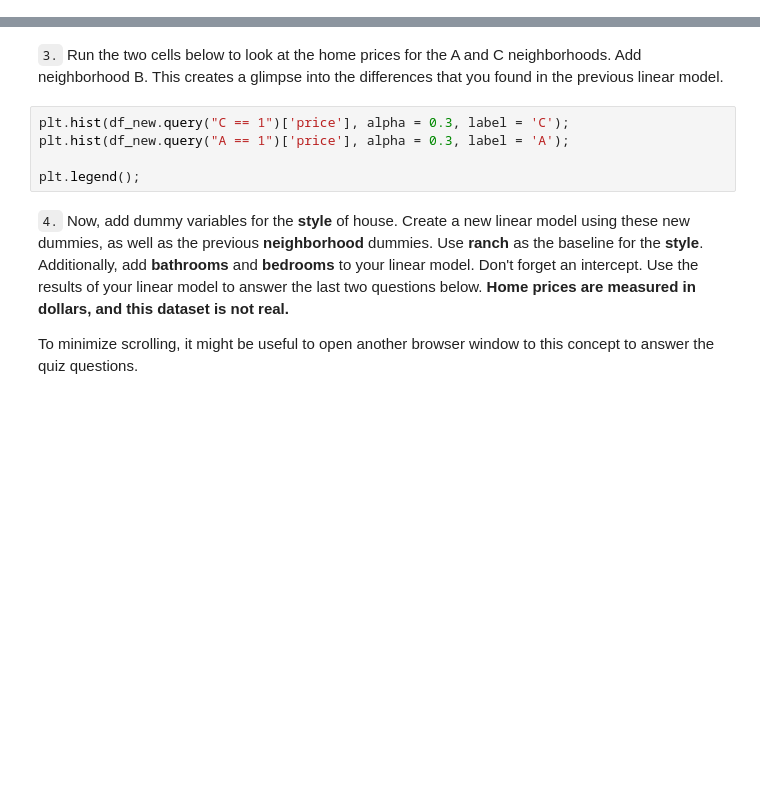
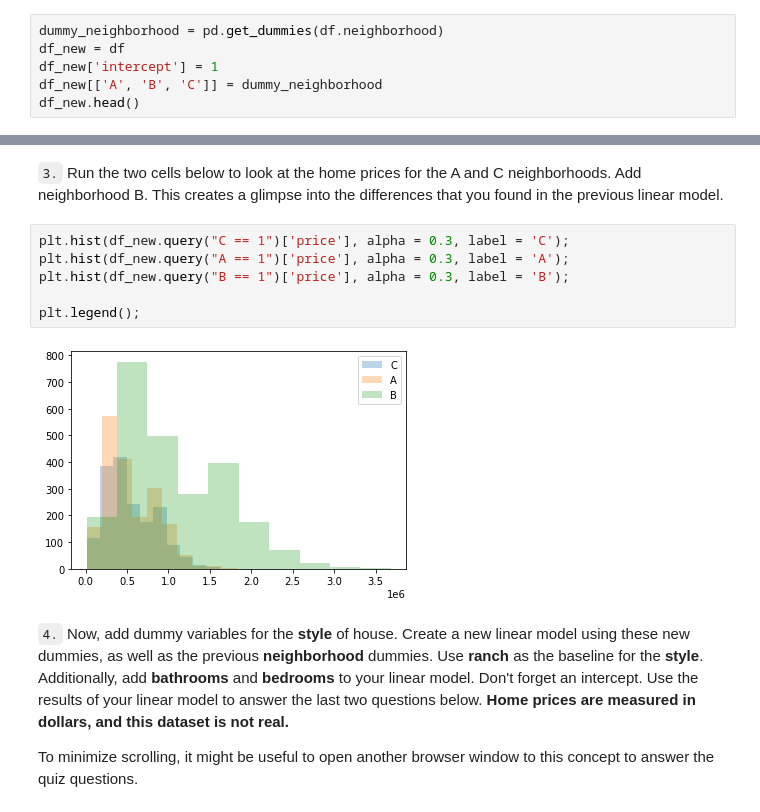
Before and after one commit to ahmed-gharib89/Statistics-advanced-data-analysis-nd, a Jupyter notebook: Multiple-Linear-Regression/DummyVariables.ipynb, the cells around one changed output, grey strips where cells are left out. Saved outputs shown, nothing was run; the diff lists cells and outputs as text; blank space fills up the shorter version.

```diff
--- a/Multiple-Linear-Regression/DummyVariables.ipynb
+++ b/Multiple-Linear-Regression/DummyVariables.ipynb
@@ -19,3 +26,9 @@ df.head()
 Fit a linear model using **all three levels** of **neighborhood** to predict the price. Don't forget an intercept.
 
 Use your results to answer quiz 1 below.
+# %%
+dummy_neighborhood = pd.get_dummies(df.neighborhood)
+df_new = df
+df_new['intercept'] = 1
+df_new[['A', 'B', 'C']] = dummy_neighborhood
+df_new.head()
@@ -26,8 +126,11 @@ Use your results to answer quiz 1 below.
 # %%
 plt.hist(df_new.query("C == 1")['price'], alpha = 0.3, label = 'C');
 plt.hist(df_new.query("A == 1")['price'], alpha = 0.3, label = 'A');
+plt.hist(df_new.query("B == 1")['price'], alpha = 0.3, label = 'B');
 
 plt.legend();
+# %% [output]
+[figure, added]
 # %% [markdown]
 `4.` Now, add dummy variables for the **style** of house. Create a new linear model using these new dummies, as well as the previous **neighborhood** dummies.  Use **ranch** as the baseline for the **style**.  Additionally, add **bathrooms** and **bedrooms** to your linear model.  Don't forget an intercept.  Use the results of your linear model to answer the last two questions below. **Home prices are measured in dollars, and this dataset is not real.**
 
```
Also changed, not shown: parts of 12 cells of this notebook.
